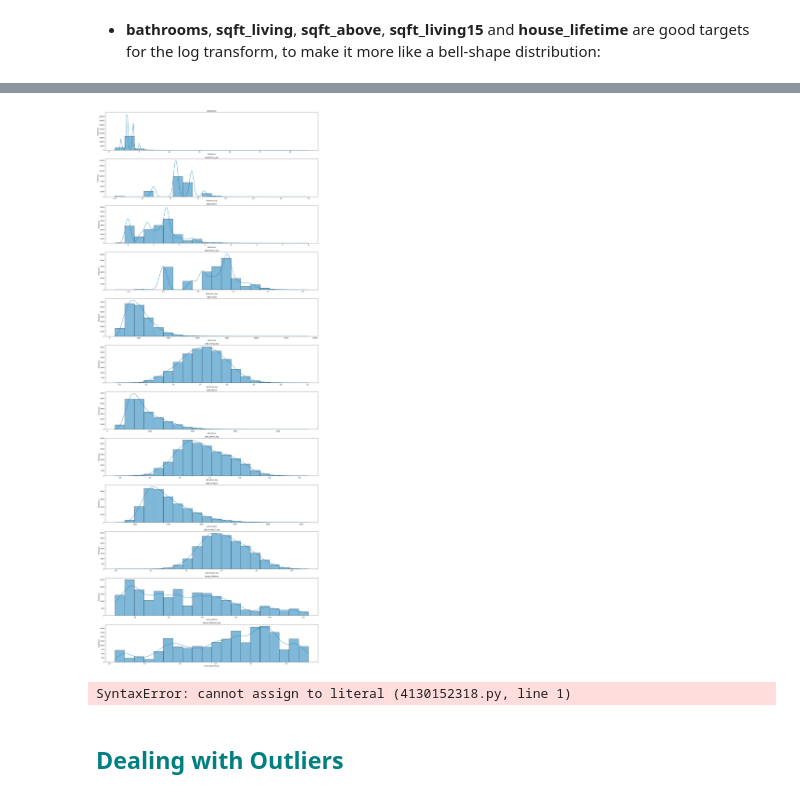
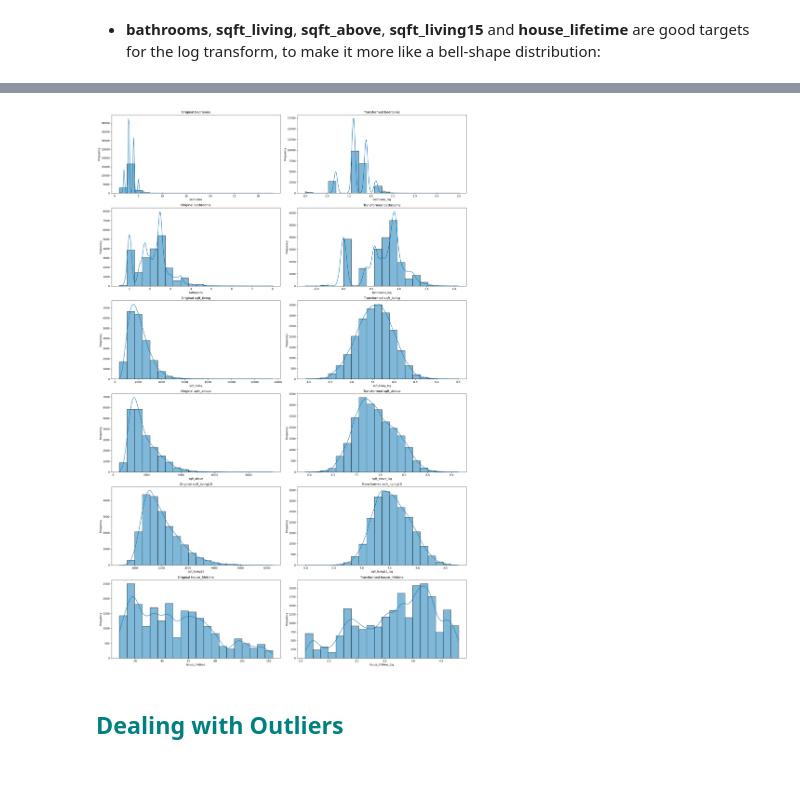
Before and after one commit to jesus-jpeg/patent-pending, a Jupyter notebook: 03_python_scripts/03_eda.ipynb, the cells around one changed output, grey strips where cells are left out. Saved outputs shown, nothing was run; the diff lists cells and outputs as text; code cells hidden in the pictures.

```diff
--- a/03_python_scripts/03_eda.ipynb
+++ b/03_python_scripts/03_eda.ipynb
@@ -102,20 +102,3 @@ plt.show()
 [figure]
 # %% [markdown]
 * **bathrooms**, **sqft_living**, **sqft_above**, **sqft_living15** and **house_lifetime** are good targets for the log transform, to make it more like a bell-shape distribution:
-# %%
-log_columns = ['bathrooms', 'sqft_living', 'sqft_above', 'sqft_living15', 'house_lifetime']
-
-# Plot the histograms for the original columns
-fig, axes = plt.subplots(nrows=len(log_columns), ncols=1, figsize=(20, 30))
-color = '#0072B2'  # blue
-
-for i, ax in enumerate(axes.flat):
-    if i >= len(log_columns):
-        break
-    sns.histplot(data=cleaned, x=log_columns[i], color=color, bins=20, kde=True, ax=ax)
-    ax.set_title(log_columns[i])
-    ax.set_xlabel(log_columns[i])
-    ax.set_ylabel('Frequency')
-
-plt.tight_layout()
-plt.show()
@@ -127,31 +108,27 @@ log_columns = ['bedrooms', 'bathrooms', 'sqft_living', 'sqft_above', 'sqft_livin
 for column in log_columns:
     cleaned[f'{column}_log'] = np.log(cleaned[column])
 # %%
-# Create a list of original and transformed column names
-column_names = []
-for column in log_columns:
-    column_names.append(column)
-    column_names.append(f'{column}_log')
-
-fig, axes = plt.subplots(nrows=len(column_names), ncols=1, figsize=(20, 50))
+# Create subplots with 2 columns: one for original data and one for transformed data
+fig, axes = plt.subplots(nrows=len(log_columns), ncols=2, figsize=(20, 30))
 color = '#0072B2'  # blue
 
-for i, ax in enumerate(axes.flat):
-    if i >= len(column_names):
-        break
-    sns.histplot(data=cleaned, x=column_names[i], color=color, bins=20, kde=True, ax=ax)
-    ax.set_title(column_names[i])
-    ax.set_xlabel(column_names[i])
-    ax.set_ylabel('Frequency')
+for i, column in enumerate(log_columns):
+    # Plot the original data
+    sns.histplot(data=cleaned, x=column, color=color, bins=20, kde=True, ax=axes[i, 0])
+    axes[i, 0].set_title(f'Original {column}')
+    axes[i, 0].set_xlabel(column)
+    axes[i, 0].set_ylabel('Frequency')
+
+    # Plot the transformed data
+    sns.histplot(data=cleaned, x=f'{column}_log', color=color, bins=20, kde=True, ax=axes[i, 1])
+    axes[i, 1].set_title(f'Transformed {column}')
+    axes[i, 1].set_xlabel(f'{column}_log')
+    axes[i, 1].set_ylabel('Frequency')
 
 plt.tight_layout()
 plt.show()
 # %% [output]
-[figure, old version]
+[figure, new version]
-# %%
-['column_name_log'] = np.log(data['column_name'])
-# %% [output]
-SyntaxError: cannot assign to literal (4130152318.py, line 1)
 # %%
 # Calculate skewness for all numeric columns
 skew_values = cleaned.select_dtypes(include=[np.number]).apply(skew)
```
Also changed, not shown: parts of 1 cell of this notebook.
